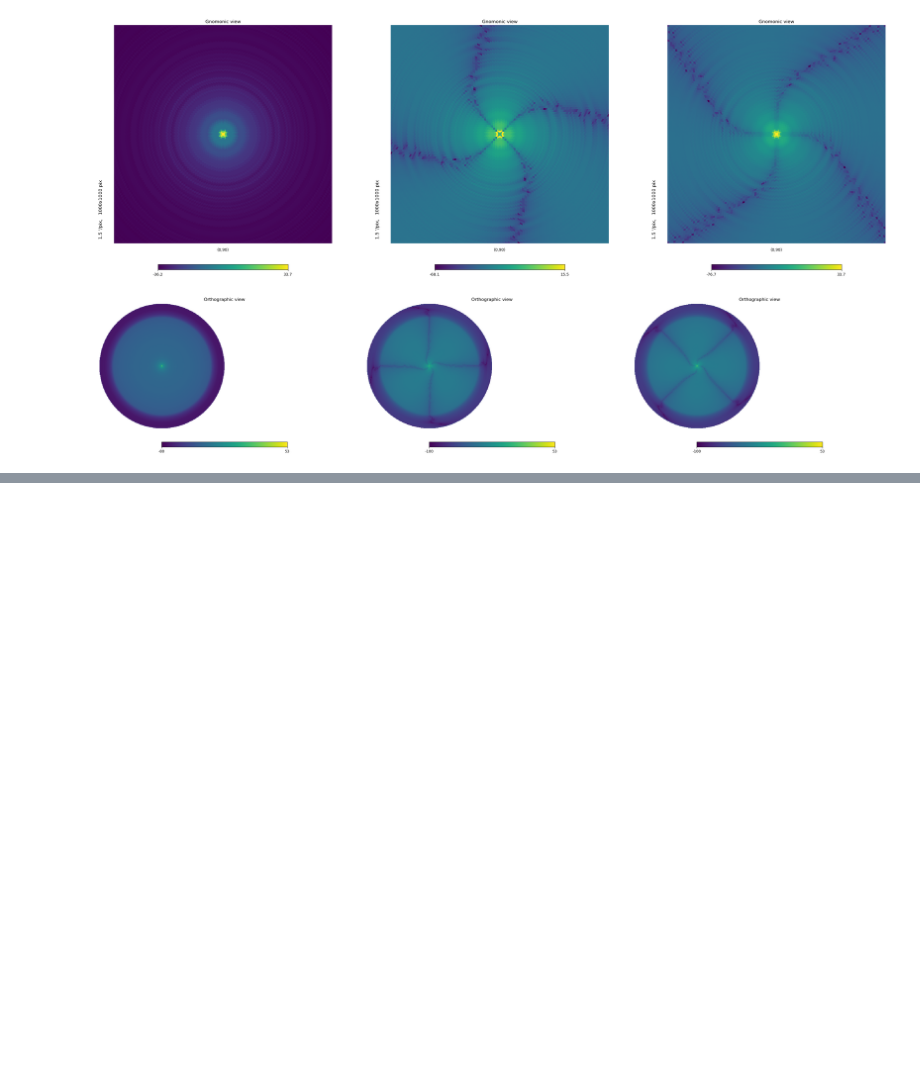
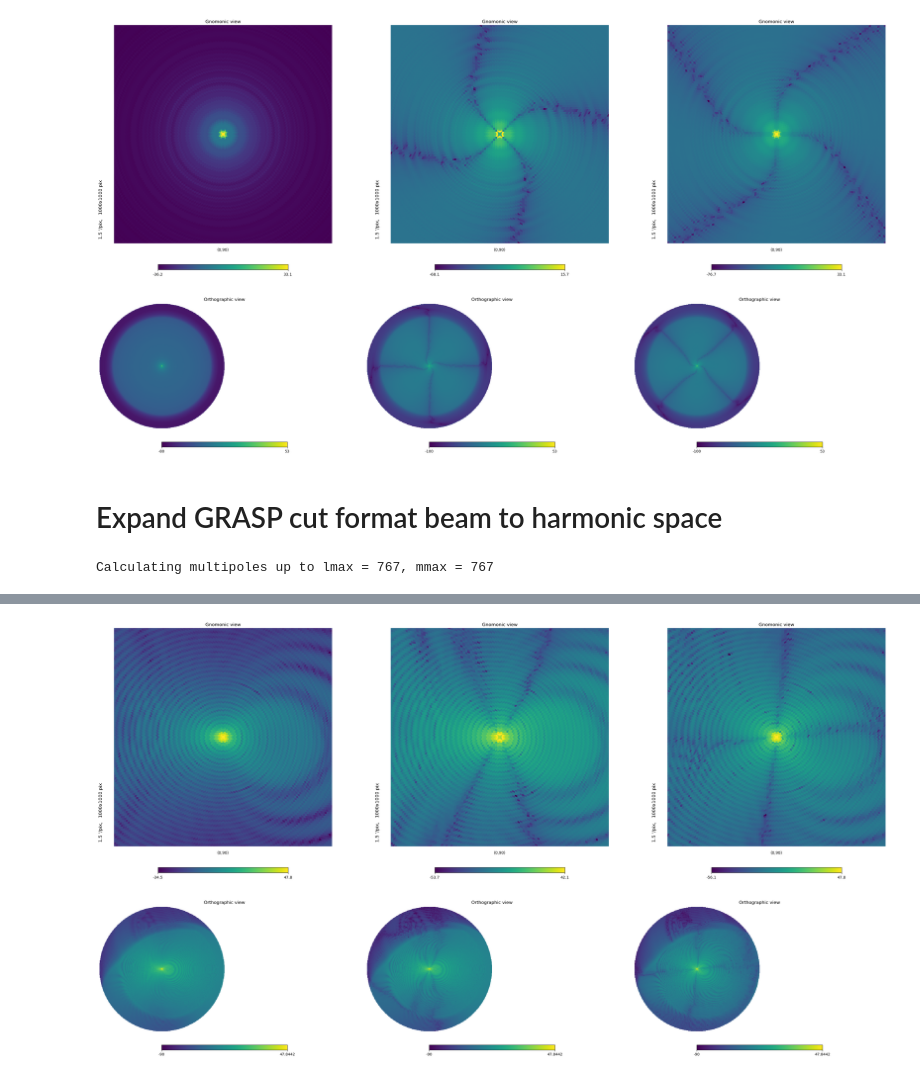
Before and after one commit to yusuke-takase/Condor.jl, a Jupyter notebook: tutorial/beam_expand.ipynb, the cells around one changed output, grey strips where cells are left out. Drawn from its saved outputs; the diff is of its cells as text; code cells hidden in the pictures; blank space fills up the shorter version.

```diff
--- a/tutorial/beam_expand.ipynb
+++ b/tutorial/beam_expand.ipynb
@@ -108,3 +114,42 @@ hp.orthview(sym_map_blm[1].u .|> abs .|> dBi, rot=(0,90), min=-100,max=53, sub=(
 Calculating multipoles up to lmax = 767, mmax = 767
 [figure]
 [figure]
+# %% [markdown]
+# Expand GRASP cut format beam to harmonic space
+# %%
+file = "/group/cmb/litebird/usr/beams/imo-v1.3/MFU_Beams_IMo_v1.3/001_006_026_UA_119_B.cut"
+#file = "/group/cmb/litebird/usr/beams/hiroaki_MHFT/MFT_88.5GHz_000.0_166.7_xpol_v2.cut"
+#file = "/home/cmb/yusuket/program/beam/beam_study2/grasp_beamfiles/hiroaki_MHFT/MFT_88.5GHz_000.0_166.7_xpol_v2.cut"
+bm_cut = bm_cut_read(file)
+pol_beam = bm_cut2polar(bm_cut, copol = "x");
+
+nside = 256
+lmax = 3nside-1
+mmax = 3nside-1
+
+#pol_beam = symmetrize(pol_beam, [0], true)
+
+Args = Dict(
+    "beam_main_file_polar" => pol_beam,
+    "beam_nside" => nside,
+    "beam_lmax" => lmax,
+    "beam_mmax" => mmax,
+    "beam_healpix_output" => true,
+    "use_full_weight" => true,
+)
+
+sym_map_blm = beam2alm(Args);
+max = sym_map_blm[1].i.pixels |> maximum |> dbi
+
+S = 1000
+plt.figure(figsize=(30,10))
+hp.gnomview(sym_map_blm[1].i.pixels |> absdbi, norm="none", rot=(0,90), sub=(1,3,1), xsize=S, ysize=S)
+hp.gnomview(sym_map_blm[1].q.pixels |> absdbi, norm="none", rot=(0,90), sub=(1,3,2), xsize=S, ysize=S)
+hp.gnomview(sym_map_blm[1].u.pixels |> absdbi, norm="none", rot=(0,90), sub=(1,3,3), xsize=S, ysize=S)
+
+plt.figure(figsize=(30,10))
+hp.orthview(sym_map_blm[1].i |> absdbi, rot=(0,90), min=-90, max=max, sub=(1,3,1))
+hp.orthview(sym_map_blm[1].q |> absdbi, rot=(0,90), min=-90, max=max, sub=(1,3,2))
+hp.orthview(sym_map_blm[1].u |> absdbi, rot=(0,90), min=-90, max=max, sub=(1,3,3))
+# %% [output]
+Calculating multipoles up to lmax = 767, mmax = 767
@@ -110,0 +158,2 @@ Calculating multipoles up to lmax = 767, mmax = 767
+[figure, added]
+[figure, added]
```
Also changed, not shown: parts of 7 cells of this notebook, 9 other files.
